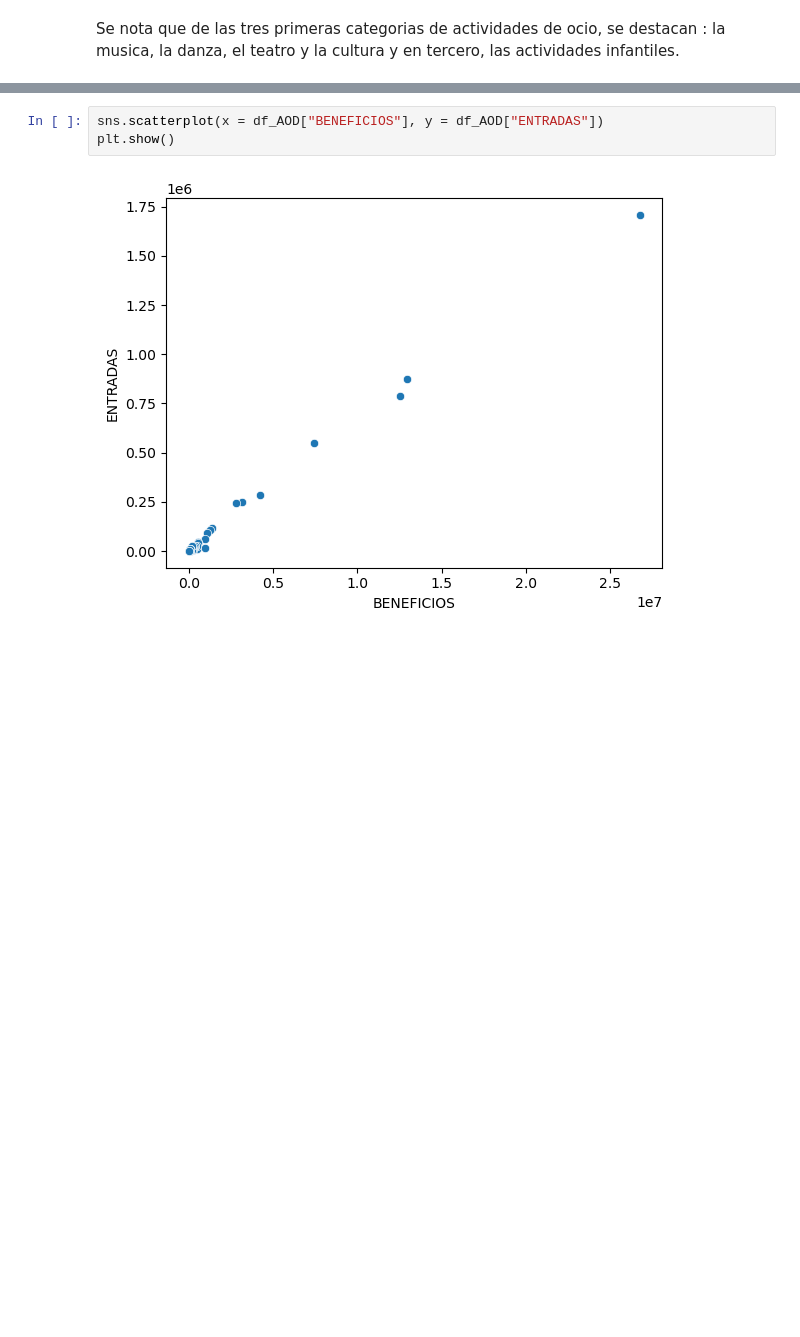
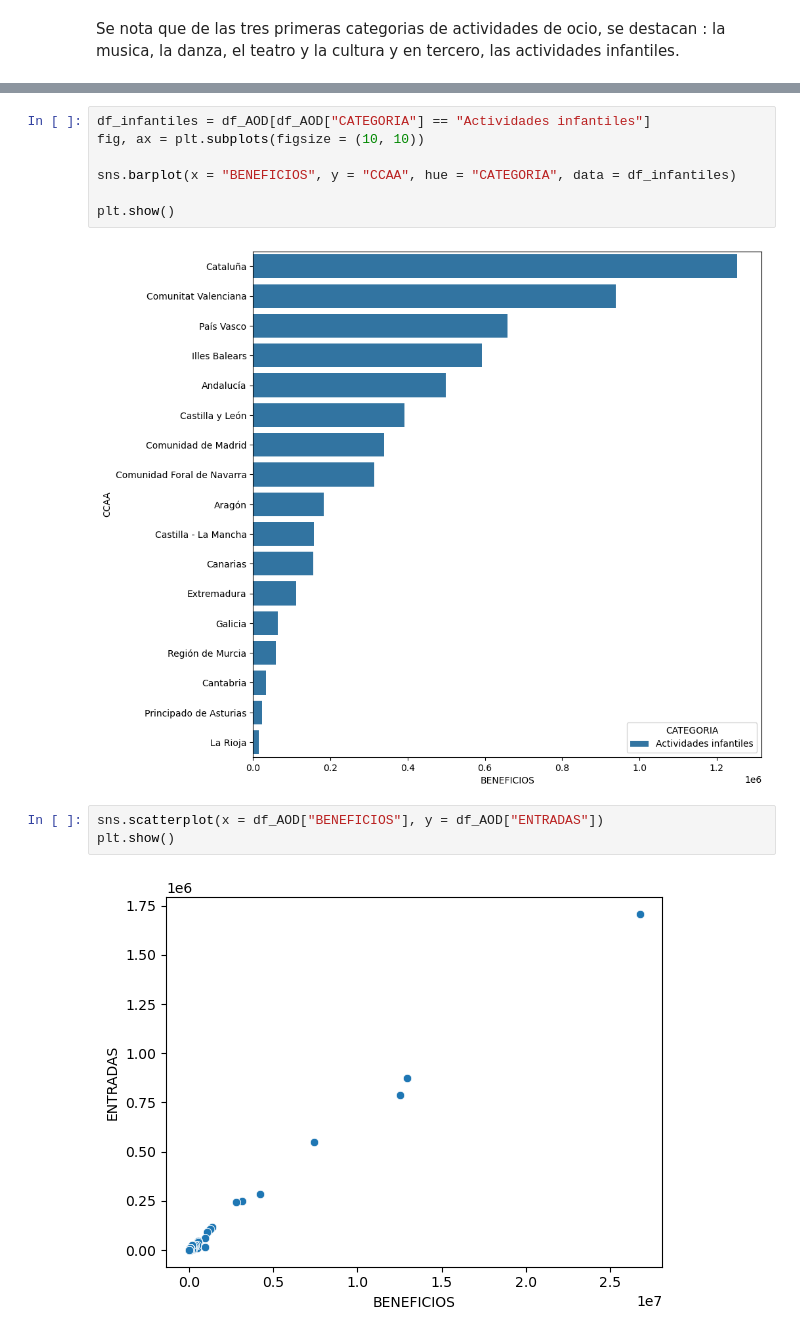
Before and after one commit to lorenabao/ETL_Turismo, a Jupyter notebook: 04_Visualization.ipynb, the cells around one changed output, grey strips where cells are left out. Drawn from its saved outputs; the diff is of its cells as text; blank space fills up the shorter version.

```diff
--- a/04_Visualization.ipynb
+++ b/04_Visualization.ipynb
@@ -84,3 +103,12 @@ Los datos solo empiezan mitad de 2023 hasta mitad de 2025 lo que impide una comp
+# %%
+df_infantiles = df_AOD[df_AOD["CATEGORIA"] == "Actividades infantiles"]
+fig, ax = plt.subplots(figsize = (10, 10))
+
+sns.barplot(x = "BENEFICIOS", y = "CCAA", hue = "CATEGORIA", data = df_infantiles)
+
+plt.show()
+# %% [output]
+[figure, added]
 # %%
 sns.scatterplot(x = df_AOD["BENEFICIOS"], y = df_AOD["ENTRADAS"])
 plt.show()
```
Also changed, not shown: parts of 8 cells of this notebook.
